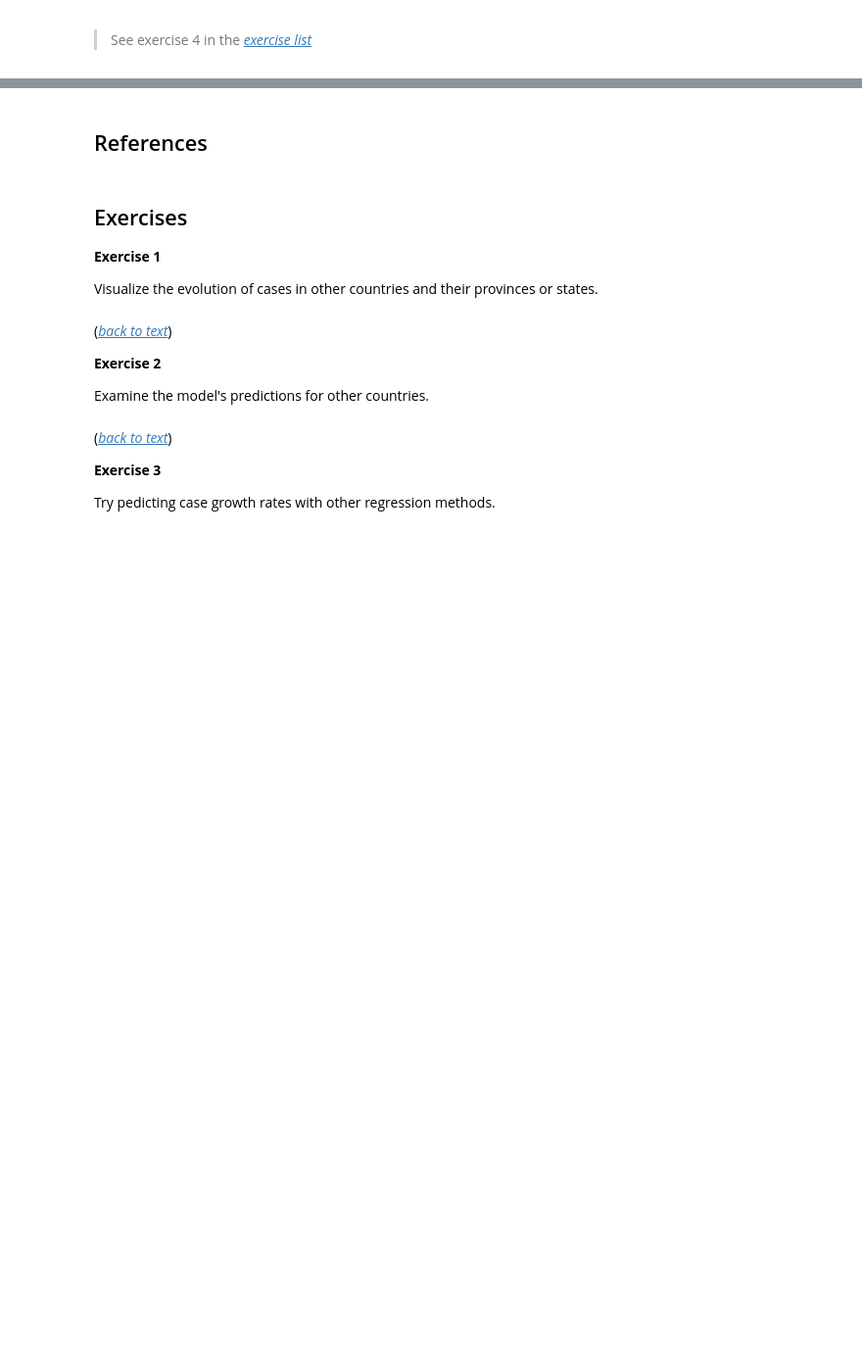
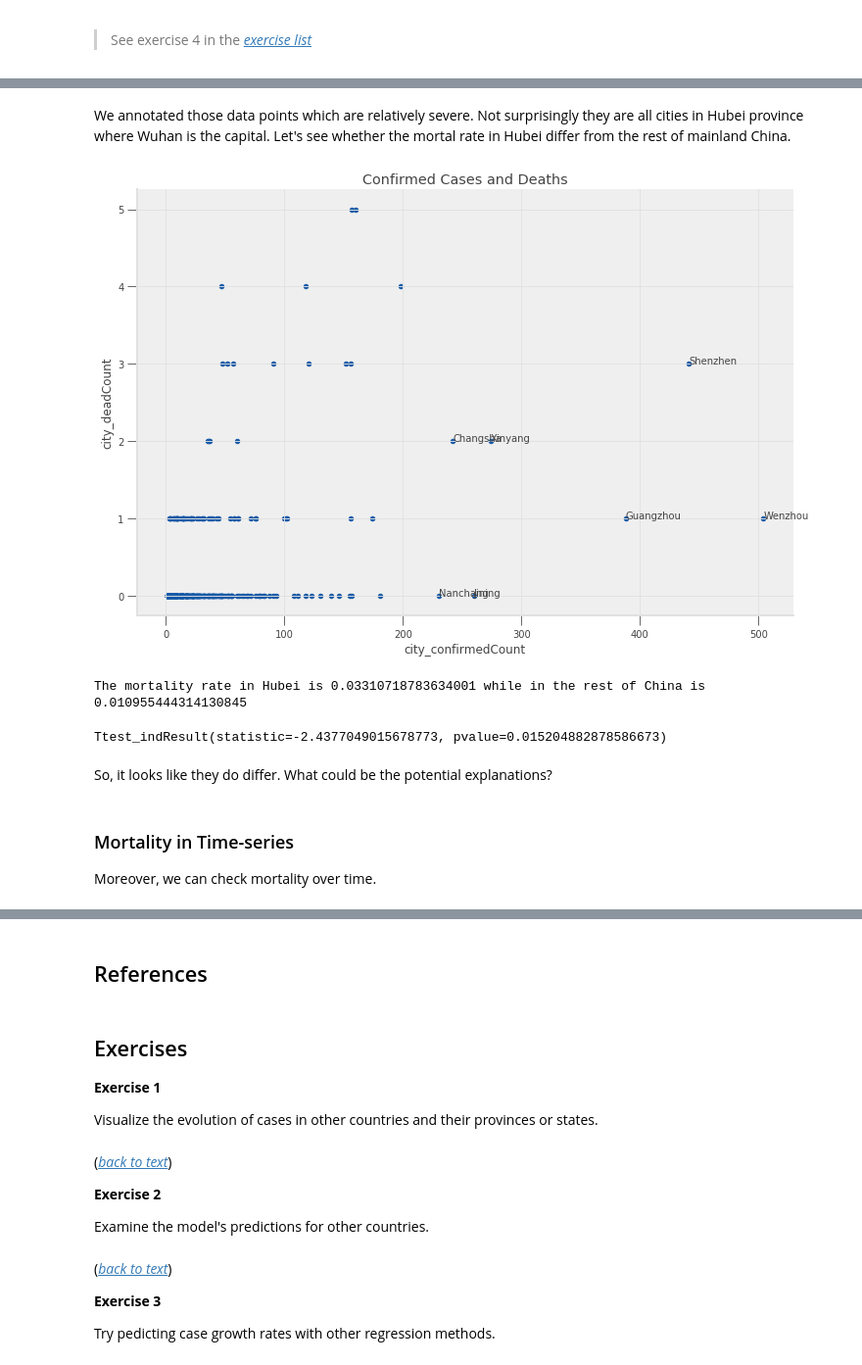
Before and after one commit to ubcecon/ECON323_2020, a Jupyter notebook: extra_notebooks/covid-trends.ipynb, the cells around one changed output, grey strips where cells are left out. Shown at 98% size. Saved outputs shown, nothing was run; the diff lists cells and outputs as text; code cells hidden in the pictures; blank space fills up the shorter version.

```diff
--- a/extra_notebooks/covid-trends.ipynb
+++ b/extra_notebooks/covid-trends.ipynb
@@ -743,0 +789,34 @@ ax.set_xlabel("Time")
+# %% [markdown]
+We annotated those data points which are relatively severe. Not surprisingly they are all cities in Hubei province where Wuhan is the capital. Let's see whether the mortal rate in Hubei differ from the rest of mainland China.
+# %%
+mask = (latest["provinceEnglishName"] != "Hubei")
+
+fig, ax = plt.subplots(figsize=(12, 8))
+latest[mask].plot(x="city_confirmedCount", y="city_deadCount", kind="scatter", title="Confirmed Cases and Deaths", ax=ax)
+
+for r in latest[mask].query("city_confirmedCount>=200").itertuples():
+    ax.annotate(r.Index, (r.city_confirmedCount, r.city_deadCount))
+# %% [output]
+[figure, added]
+# %%
+# Compute the rates and print out, and compare with an unbalanced T-test
+from scipy.stats import ttest_ind
+
+mask = (latest["provinceEnglishName"] != "Hubei")
+
+cat1 = latest[latest["provinceEnglishName"] != "Hubei"]
+m1 = cat1["mortalityrate"].mean()
+cat2 = latest[latest["provinceEnglishName"] == "Hubei"]
+m2 = cat2["mortalityrate"].mean()
+
+print(f"The mortality rate in Hubei is {m2} while in the rest of China is {m1}\n")
+ttest_ind(cat1["mortalityrate"], cat2["mortalityrate"])
+# %% [output]
+The mortality rate in Hubei is 0.03310718783634001 while in the rest of China is 0.010955444314130845
+Ttest_indResult(statistic=-2.4377049015678773, pvalue=0.015204882878586673)
+# %% [markdown]
+So, it looks like they do differ. What could be the potential explanations?
+# %% [markdown]
+### Mortality in Time-series
+
+Moreover, we can check mortality over time.
```
Also changed, not shown: parts of 10 cells of this notebook.
